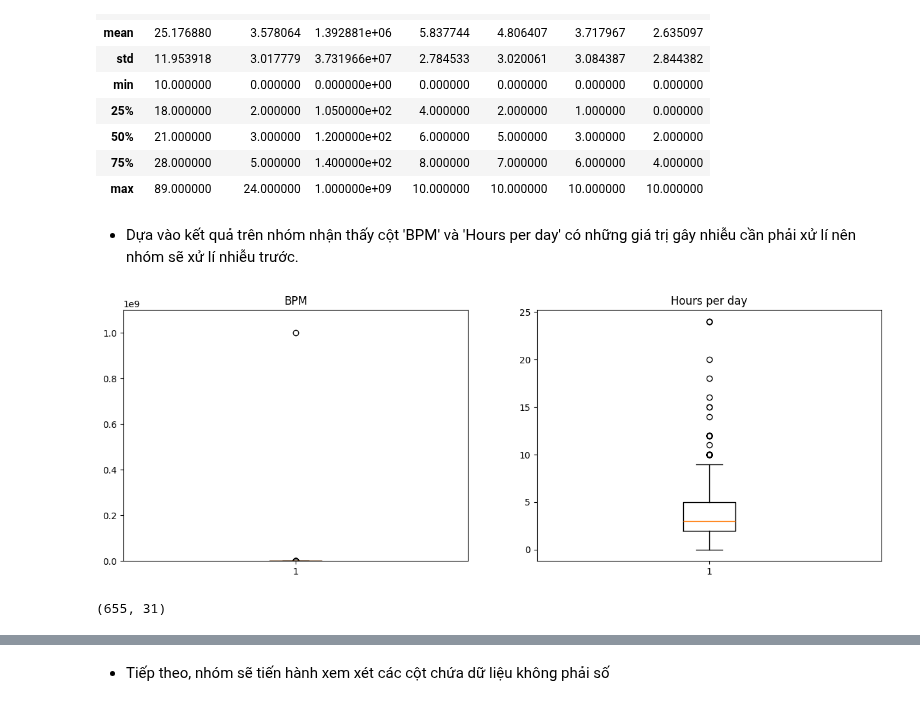
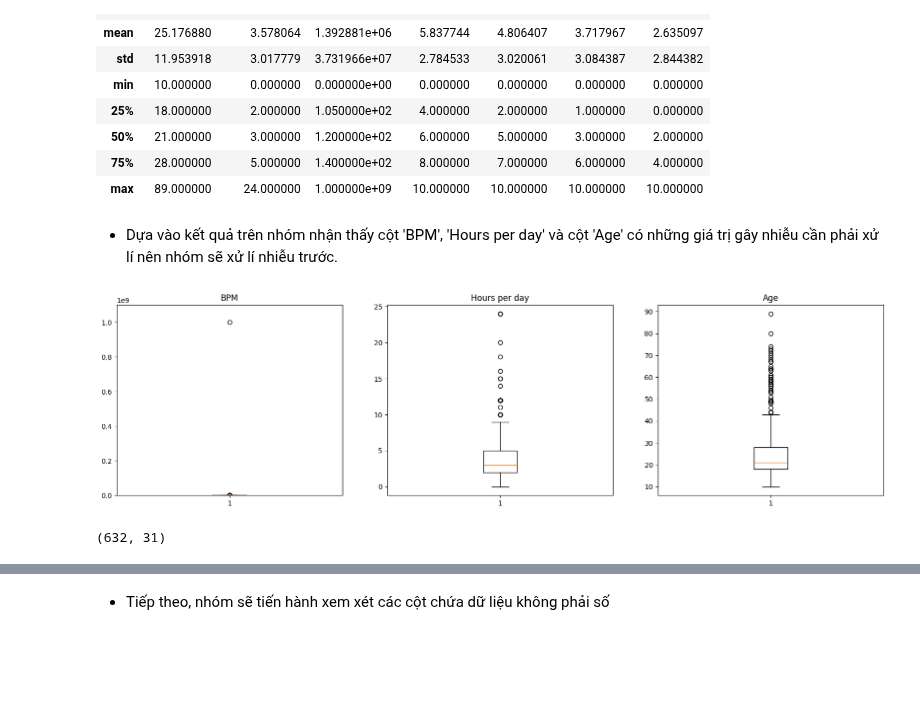
Before and after one commit to HungLVT/DS, a Jupyter notebook: 2.0-pre-processing.ipynb, the cells around one changed output, grey strips where cells are left out. Saved outputs shown, nothing was run; the diff lists cells and outputs as text; code cells hidden in the pictures; blank space fills up the shorter version.

```diff
--- a/2.0-pre-processing.ipynb
+++ b/2.0-pre-processing.ipynb
@@ -101,18 +101,20 @@ df.describe()
 | 75% | 28.000000 | 5.000000 | 1.400000e+02 | 8.000000 | 7.000000 | 6.000000 | 4.000000 |
 | max | 89.000000 | 24.000000 | 1.000000e+09 | 10.000000 | 10.000000 | 10.000000 | 10.000000 |
 # %% [markdown]
-- Dựa vào kết quả trên nhóm nhận thấy cột 'BPM' và 'Hours per day' có những giá trị gây nhiễu cần phải xử lí nên nhóm sẽ xử lí nhiễu trước.
+- Dựa vào kết quả trên nhóm nhận thấy cột 'BPM', 'Hours per day' và cột 'Age' có những giá trị gây nhiễu cần phải xử lí nên nhóm sẽ xử lí nhiễu trước.
 # %%
-#Vẽ 2 biểu đồ boxplot cho 2 cột BPM và Hours per day
-fig, ax = plt.subplots(1, 2, figsize=(15, 5))
+#Vẽ 3 biểu đồ boxplot cho 3 cột BPM, Hours per day và Age
+fig, ax = plt.subplots(1, 3, figsize=(20, 5))
 ax[0].boxplot(df['BPM'].dropna())
 ax[0].set_title('BPM')
 ax[0].set_ylim(0, 1100000000)
 ax[1].set_title('Hours per day')
 ax[1].boxplot(df['Hours per day'])
+ax[2].set_title('Age')
+ax[2].boxplot(df['Age'])
 plt.show()
 # %% [output]
-[figure, old version]
+[figure, new version]
 # %%
 #Xử lí nhiễu
 q1_bpm = df['BPM'].quantile(0.25)
@@ -123,9 +125,13 @@ q1_hours = df['Hours per day'].quantile(0.25)
 q3_hours = df['Hours per day'].quantile(0.75)
 iqr_hours = q3_hours - q1_hours
 df = df[(df['Hours per day'] >= q1_hours - 1.5 * iqr_hours) & (df['Hours per day'] <= q3_hours + 1.5 * iqr_hours)]
+q1_age = df['Age'].quantile(0.25)
+q3_age = df['Age'].quantile(0.75)
+iqr_age = q3_age - q1_age
+df = df[(df['Age'] >= q1_age - 3 * iqr_age) & (df['Age'] <= q3_age + 3 * iqr_age)]
 df.shape
 # %% [output]
-(655, 31)
+(632, 31)
 # %%
 df.describe()
 # %% [output]
```
Also changed, not shown: parts of 3 cells of this notebook, 3 other files.
